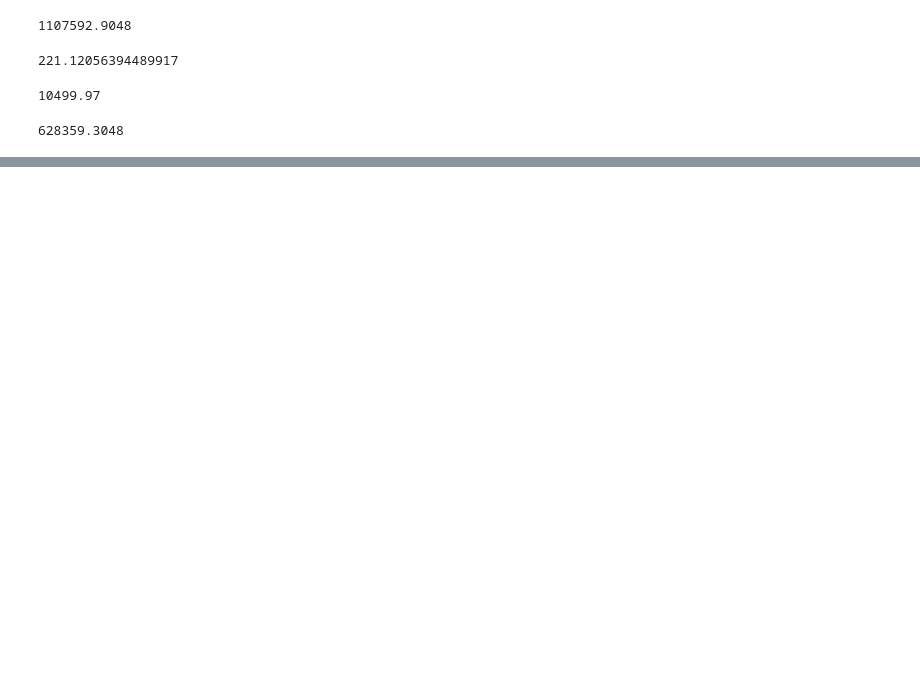
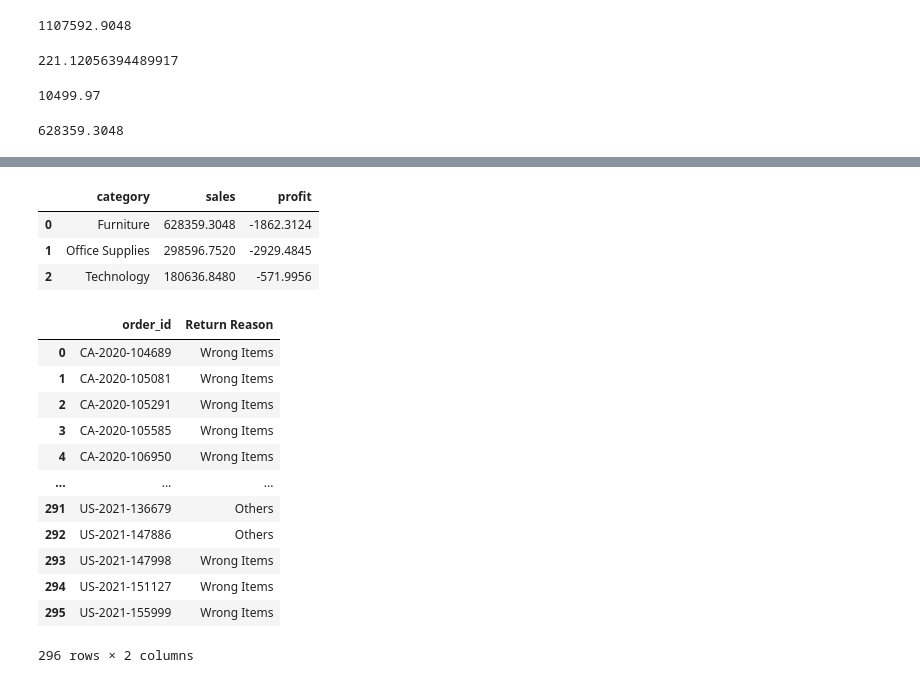
Before and after one commit to Nidhig631/Namaste-Python, a Jupyter notebook: Day10/self_learn.ipynb, the cells around one changed output, grey strips where cells are left out. Saved outputs shown, nothing was run; the diff lists cells and outputs as text; code cells hidden in the pictures; blank space fills up the shorter version.

```diff
--- a/Day10/self_learn.ipynb
+++ b/Day10/self_learn.ipynb
@@ -38,0 +88,25 @@ df[fc]['sales'].sum()
+# %%
+df.groupby('category', as_index=False).agg({'sales':'sum','profit':'sum','profit':'min'})
+# %% [output]
+|  | category | sales | profit |
+| 0 | Furniture | 628359.3048 | -1862.3124 |
+| 1 | Office Supplies | 298596.7520 | -2929.4845 |
+| 2 | Technology | 180636.8480 | -571.9956 |
+# %%
+#merge or join
+dfr = pd.read_csv('/Users/B0264653/Desktop/Namaste-Python/Day10/returns.txt')
+dfr
+# %% [output]
+|  | order_id | Return Reason |
+| 0 | CA-2020-104689 | Wrong Items |
+| 1 | CA-2020-105081 | Wrong Items |
+| 2 | CA-2020-105291 | Wrong Items |
+| 3 | CA-2020-105585 | Wrong Items |
+| 4 | CA-2020-106950 | Wrong Items |
+| ... | ... | ... |
+| 291 | US-2021-136679 | Others |
+| 292 | US-2021-147886 | Others |
+| 293 | US-2021-147998 | Wrong Items |
+| 294 | US-2021-151127 | Wrong Items |
+| 295 | US-2021-155999 | Wrong Items |
+296 rows × 2 columns
```
Also changed, not shown: parts of 32 cells of this notebook, 7 other files.
